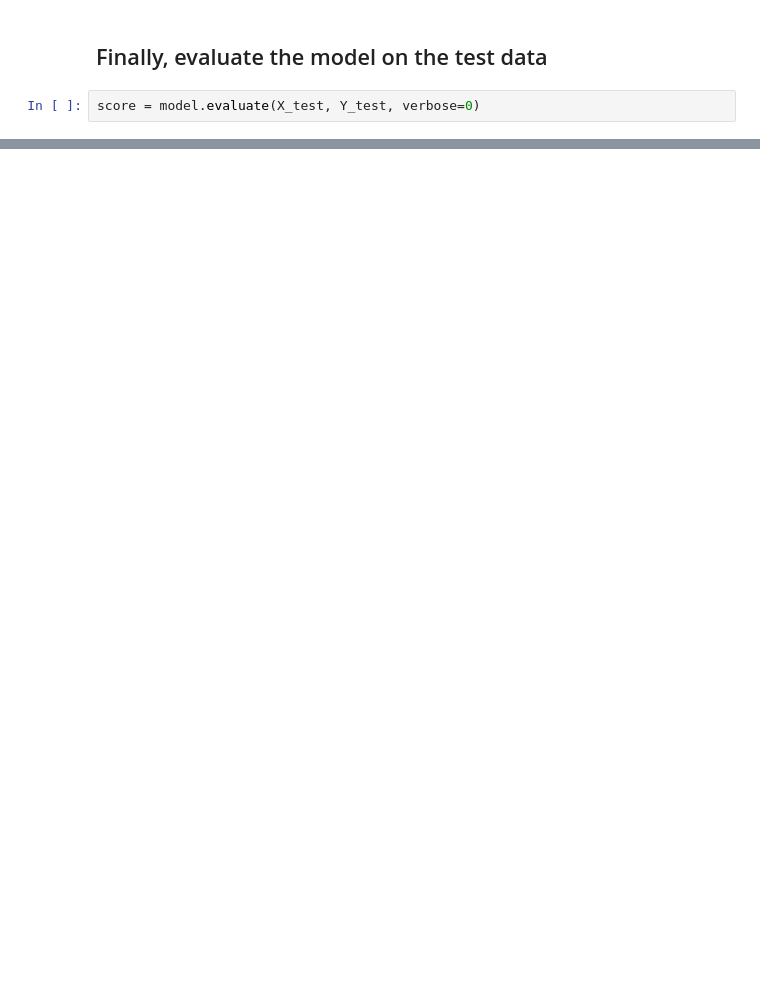
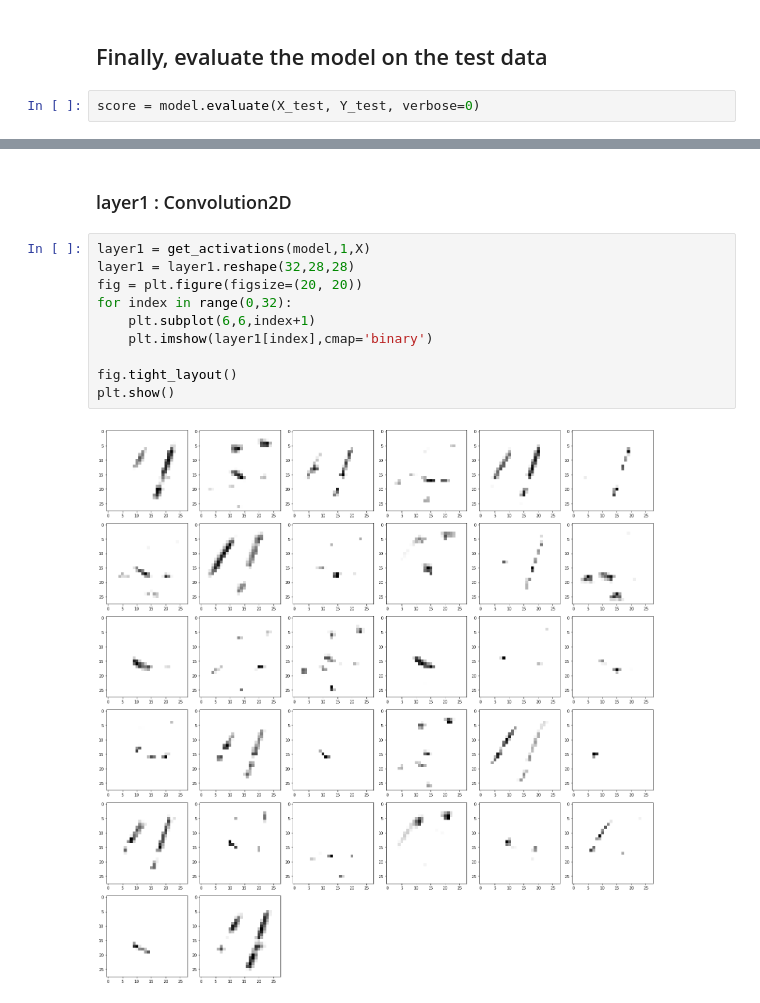
Before and after one commit to kmmaller/Digit-Recognizer, a Jupyter notebook: Digit-Recognizer.ipynb, the cells around one changed output, grey strips where cells are left out. Saved outputs shown, nothing was run; the diff lists cells and outputs as text; blank space fills up the shorter version.

```diff
--- a/Digit-Recognizer.ipynb
+++ b/Digit-Recognizer.ipynb
@@ -215,0 +243,14 @@ avg / total       0.99      0.99      0.99      8400
+# %% [markdown]
+### layer1 : Convolution2D
+# %%
+layer1 = get_activations(model,1,X)
+layer1 = layer1.reshape(32,28,28)
+fig = plt.figure(figsize=(20, 20))
+for index in range(0,32):
+    plt.subplot(6,6,index+1)
+    plt.imshow(layer1[index],cmap='binary')
+
+fig.tight_layout()
+plt.show()
+# %% [output]
+[figure, added]
```
Also changed, not shown: parts of 16 cells of this notebook.
